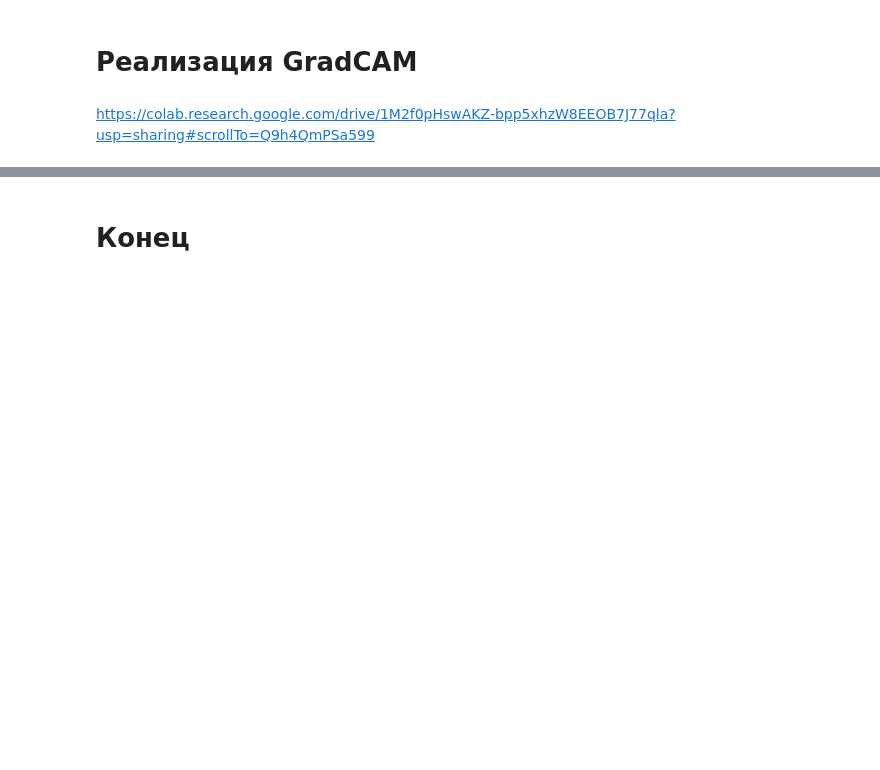
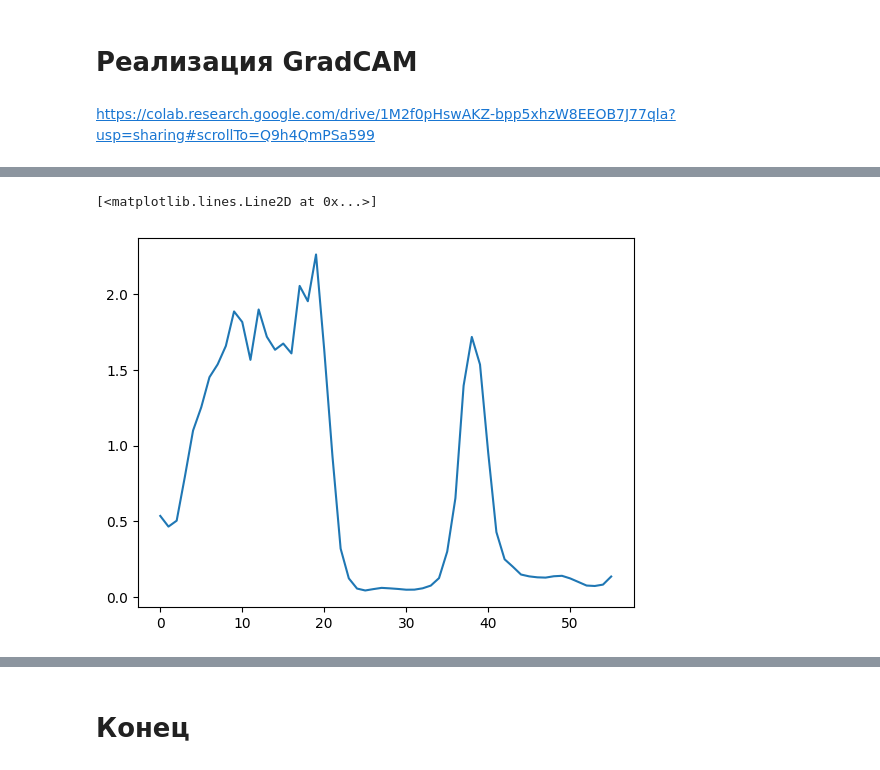
Before and after one commit to Lamblador/IR_expert_system, a Jupyter notebook: Koshelev_IR_expert_system_3_SHAP_vision.ipynb, the cells around one changed output, grey strips where cells are left out. Drawn from its saved outputs; the diff is of its cells as text; code cells hidden in the pictures; blank space fills up the shorter version.

```diff
--- a/Koshelev_IR_expert_system_3_SHAP_vision.ipynb
+++ b/Koshelev_IR_expert_system_3_SHAP_vision.ipynb
@@ -846,3 +877,8 @@ torch.Size([1, 400, 14])
+# %%
+plt.plot(activation[0].T.mean(axis = 1))
+# %% [output]
+[<matplotlib.lines.Line2D at 0x...>]
+[figure, added]
 # %%
 import torch.nn.functional as F
 
```
Also changed, not shown: parts of 20 cells of this notebook.
